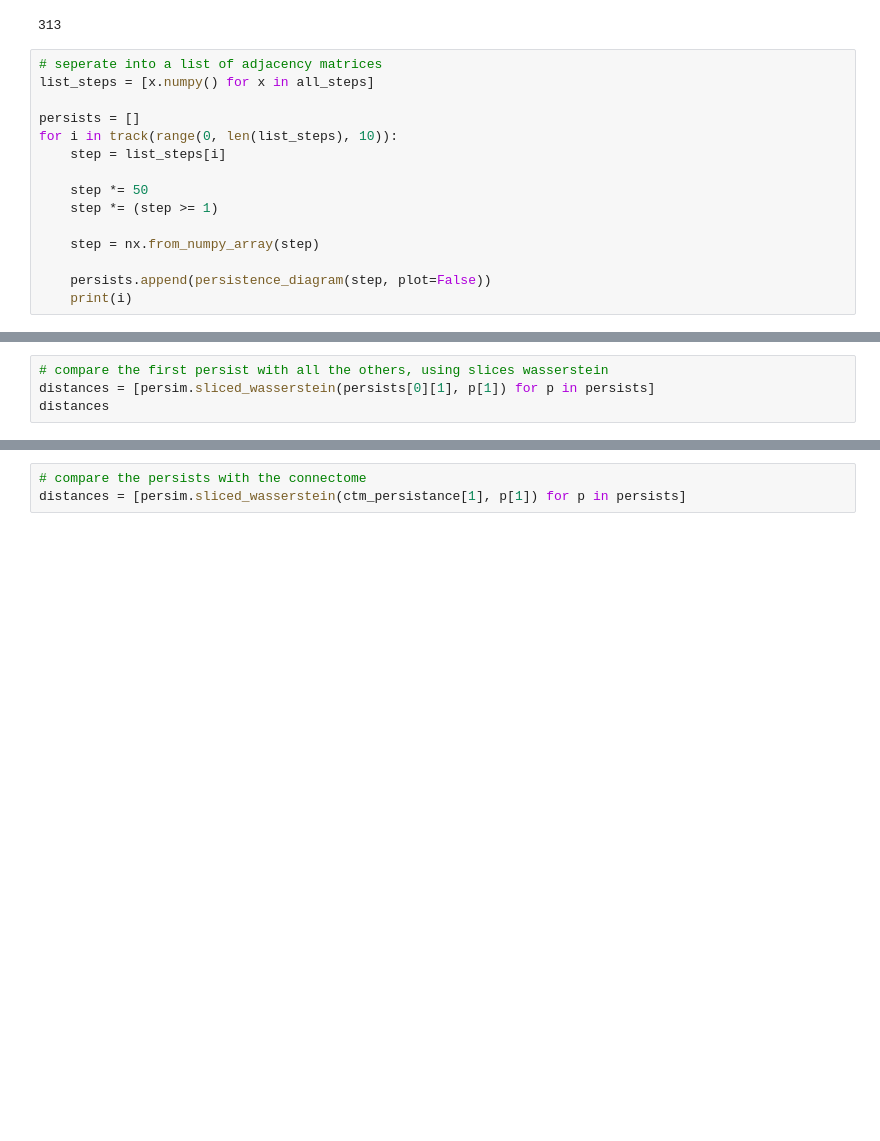
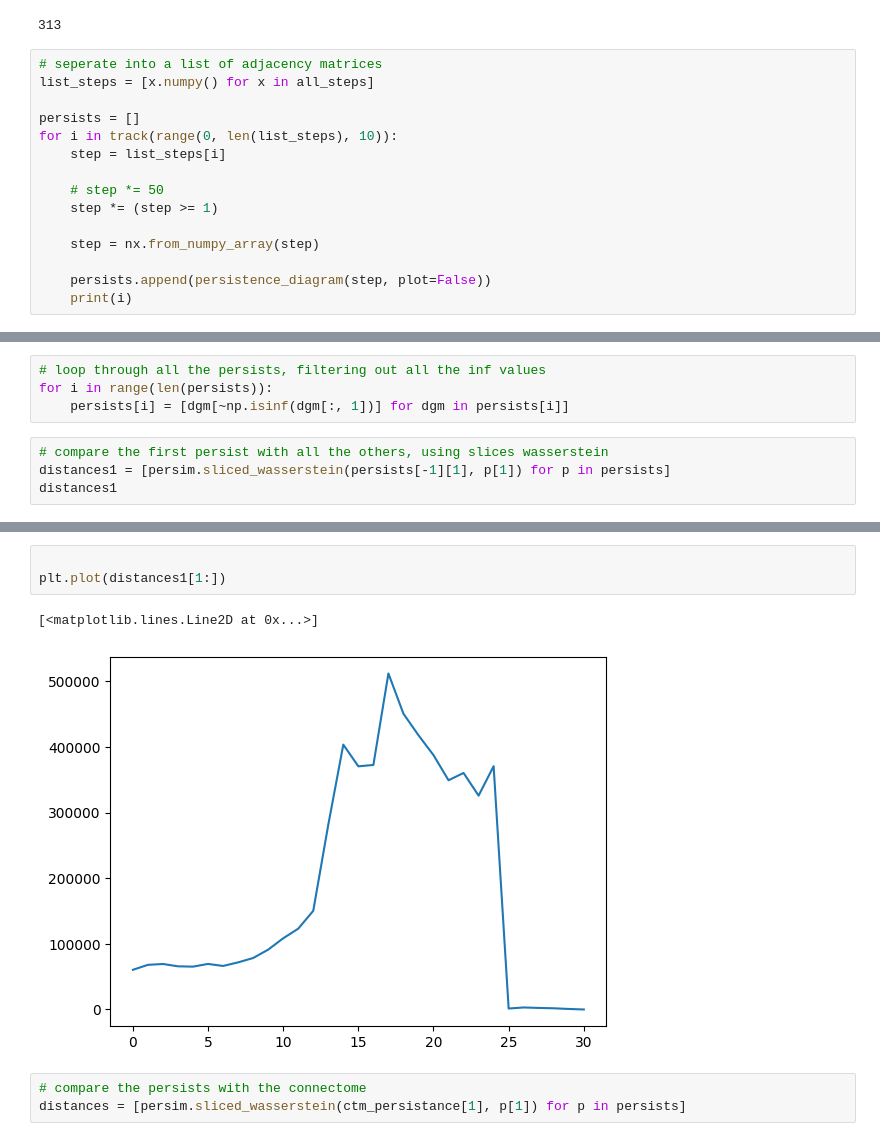
Before and after one commit to jerryhan60/TDA_SNNS, a Jupyter notebook: tda.ipynb, the cells around one changed output, grey strips where cells are left out. Saved outputs shown, nothing was run; the diff lists cells and outputs as text; blank space fills up the shorter version.

```diff
--- a/tda.ipynb
+++ b/tda.ipynb
@@ -215,7 +215,7 @@ persists = []
 for i in track(range(0, len(list_steps), 10)):
     step = list_steps[i]
 
-    step *= 50
+    # step *= 50
     step *= (step >= 1)
 
     step = nx.from_numpy_array(step)
@@ -227,5 +229,9 @@ persim.plot_diagrams(persists[0], show=True)
+# %%
+# loop through all the persists, filtering out all the inf values
+for i in range(len(persists)):
+    persists[i] = [dgm[~np.isinf(dgm[:, 1])] for dgm in persists[i]]
 # %%
 # compare the first persist with all the others, using slices wasserstein
-distances = [persim.sliced_wasserstein(persists[0][1], p[1]) for p in persists]
-distances
+distances1 = [persim.sliced_wasserstein(persists[-1][1], p[1]) for p in persists]
+distances1
 # %% [output]
@@ -249,3 +255,9 @@ distances
+# %%
+
+plt.plot(distances1[1:])
+# %% [output]
+[<matplotlib.lines.Line2D at 0x...>]
+[figure, added]
 # %%
 # compare the persists with the connectome
 distances = [persim.sliced_wasserstein(ctm_persistance[1], p[1]) for p in persists]
```
Also changed, not shown: parts of 3 cells of this notebook.
